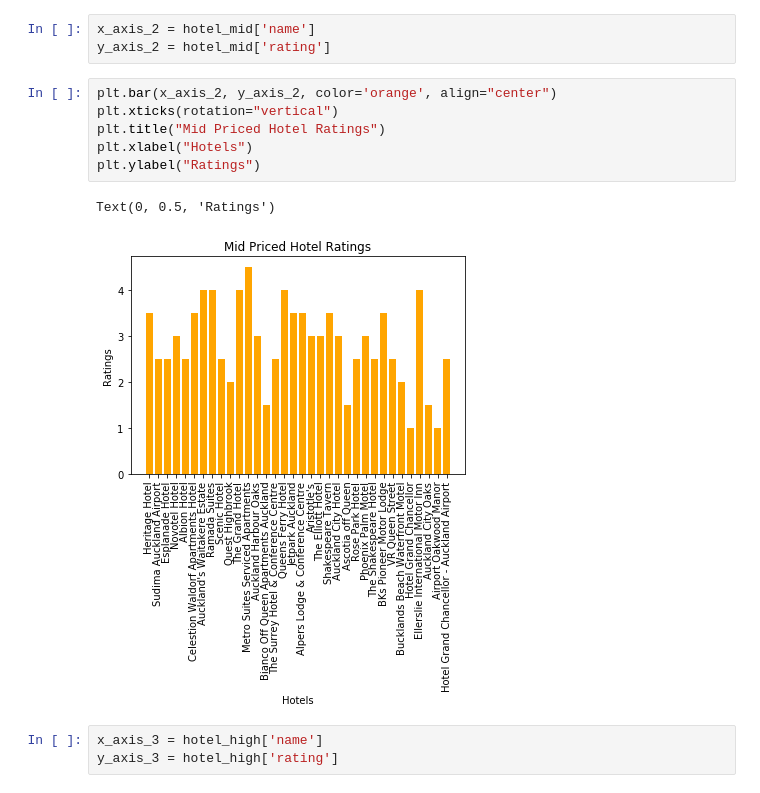
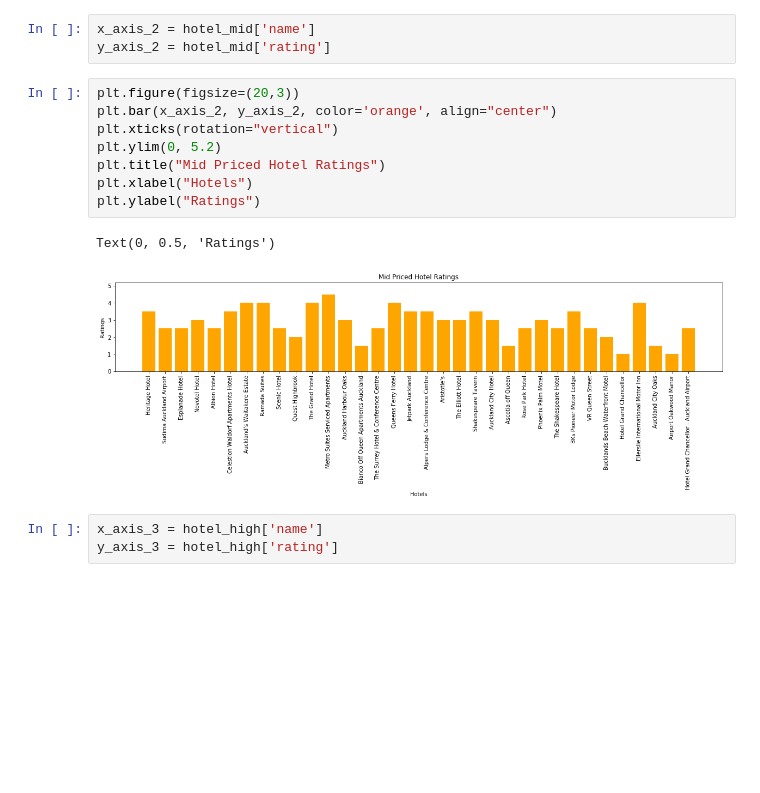
Before and after one commit to blakefreeman2/new_zealand, a Jupyter notebook: New_Zealand/Code_group_mf.ipynb, the cells around one changed output. Saved outputs shown, nothing was run; the diff lists cells and outputs as text; blank space fills up the shorter version.

Commit message:
Updated hotel bar charts.

```diff
--- a/New_Zealand/Code_group_mf.ipynb
+++ b/New_Zealand/Code_group_mf.ipynb
@@ -453,14 +453,16 @@ Text(0, 0.5, 'Ratings')
 x_axis_2 = hotel_mid['name']
 y_axis_2 = hotel_mid['rating']
 # %%
+plt.figure(figsize=(20,3))
 plt.bar(x_axis_2, y_axis_2, color='orange', align="center")
 plt.xticks(rotation="vertical")
+plt.ylim(0, 5.2)
 plt.title("Mid Priced Hotel Ratings")
 plt.xlabel("Hotels")
 plt.ylabel("Ratings")
 # %% [output]
 Text(0, 0.5, 'Ratings')
-[figure, old version]
+[figure, new version]
 # %%
 x_axis_3 = hotel_high['name']
 y_axis_3 = hotel_high['rating']
```
